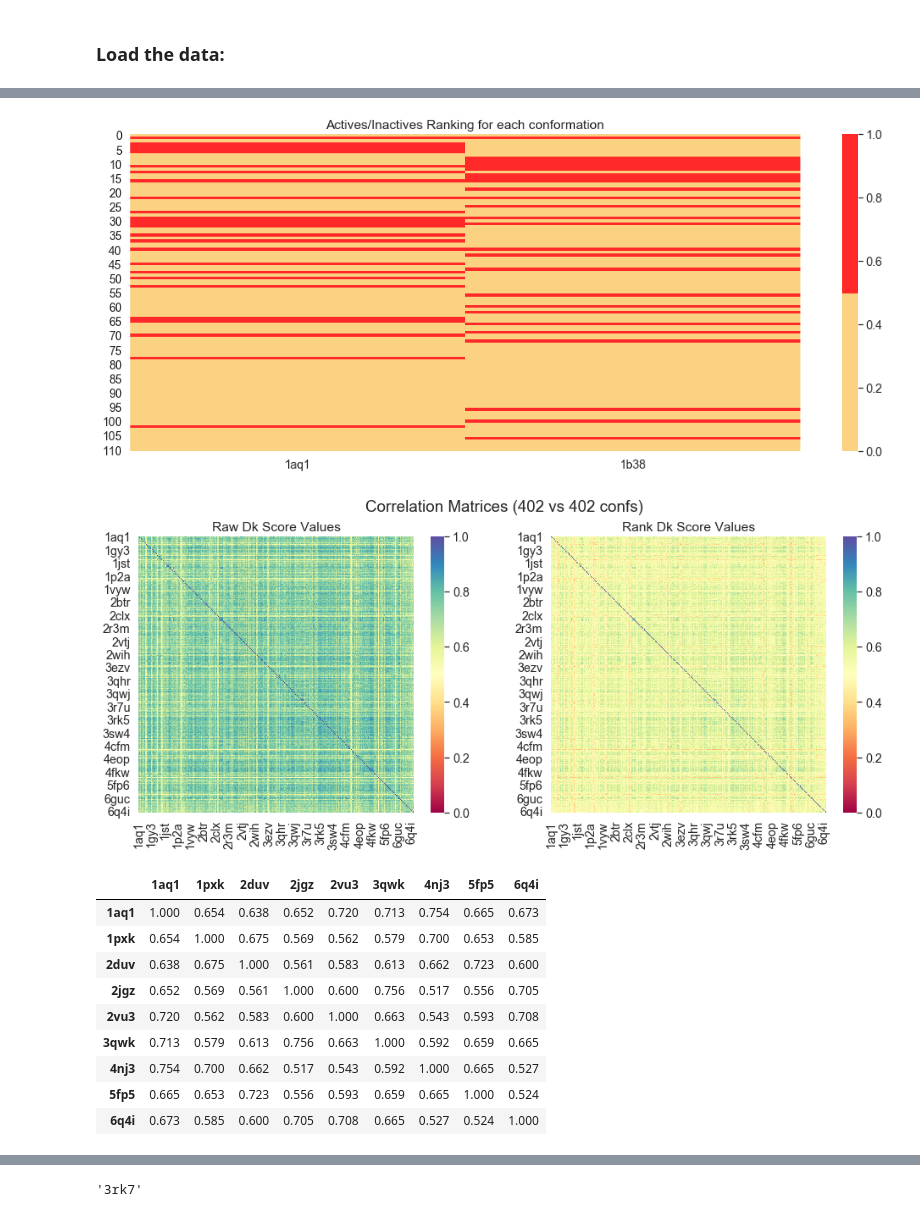
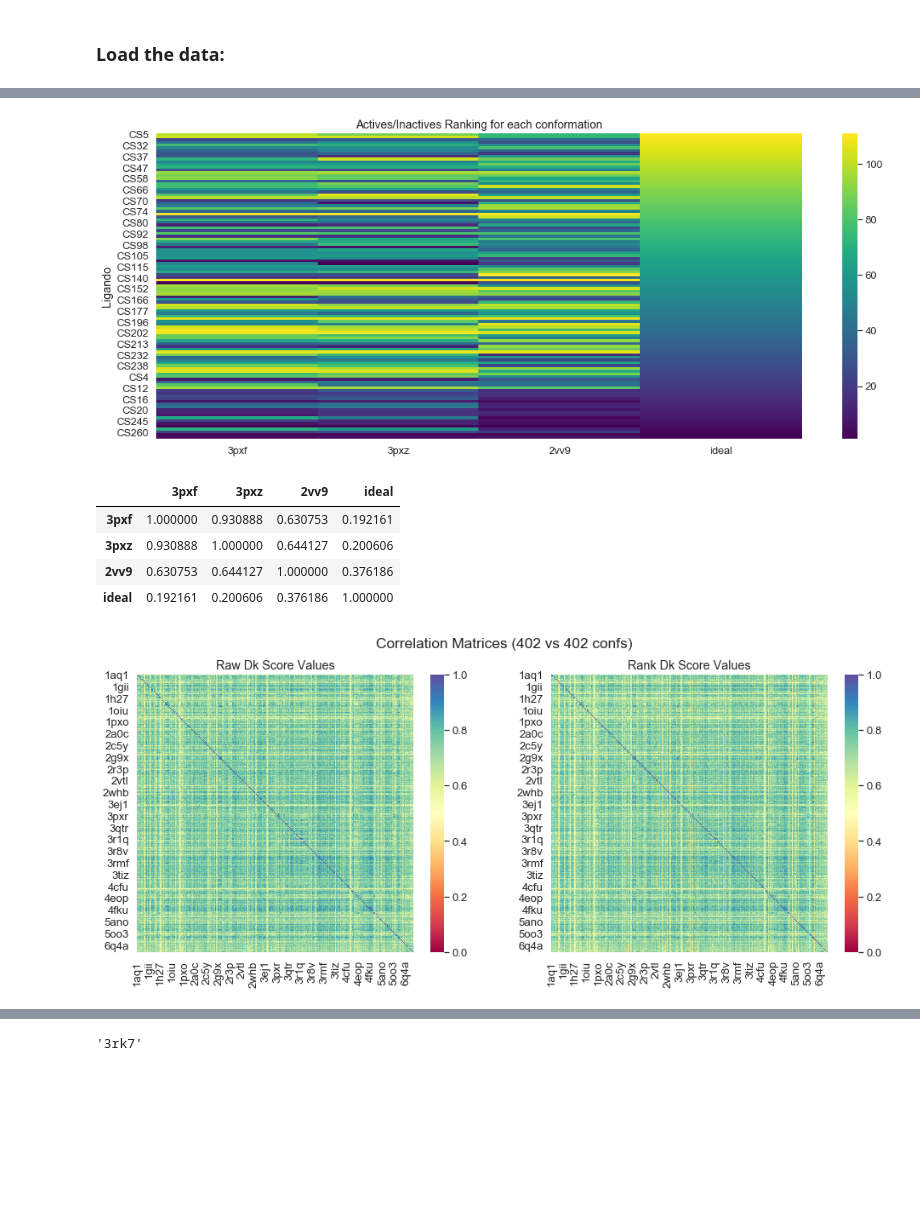
Before and after one commit to jRicciL/CDK2_notebooks, a Jupyter notebook: 6_Machine_Learning_Models/5_Conformational_Selection.ipynb, the cells around one changed output, grey strips where cells are left out. Saved outputs shown, nothing was run; the diff lists cells and outputs as text; code cells hidden in the pictures; blank space fills up the shorter version.

```diff
--- a/6_Machine_Learning_Models/5_Conformational_Selection.ipynb
+++ b/6_Machine_Learning_Models/5_Conformational_Selection.ipynb
@@ -34,7 +48,8 @@ for column in df_test.iloc[:, :-1]:
 # %%
 # Plot the correlation matrix using Kendall's Tau and Spearman's Rank Correlations Coef.
+sns.set(font_scale=1)
 fig, ax1 = plt.subplots(figsize=(18, 7))
-sns.heatmap(df_ranked, vmin = 0, vmax = 1, cmap = ['#FBD182','#FF2929'], ax= ax1)\
-                                        .set_title('Actives/Inactives Ranking for each conformation')
+sns.heatmap(df_active_pos, vmin = 0, vmax = 1, cmap = ['#FFE4B1','#FF2929'], ax= ax1)\
+                        .set_title('Actives/Inactives Ranking for each conformation')
 plt.show()
 # %% [output]
@@ -42,5 +57,6 @@ plt.show()
 # %%
-sns.clustermap(df_ranked, cmap =['#FBD182','#FF2929'],
+sns.set(font_scale=1)
+sns.clustermap(df_ranked, cmap =['#FFE4B1','#FF2929'],
                col_cluster = True, row_cluster = False,
-               metric = 'correlation');
+               metric = 'correlation', method = 'single');
 # %% [output]
@@ -66,6 +82,6 @@ df_rankings = df_test.iloc[:,:-1].rank(axis = 0)
 # %%
-sns.set(font_scale=0.6)
-fig, ax1 = plt.subplots(figsize=(16, 16))
+sns.set(font_scale=0.7)
+fig, ax1 = plt.subplots(figsize=(14, 18))
 sns.heatmap(df_rankings,
             cmap = 'viridis', ax= ax1)\
             .set_title('Actives/Inactives Ranking for each conformation')
@@ -97,5 +91,6 @@ df_rankings.head(27)
 # %%
+sns.set(font_scale=1)
 sns.clustermap(df_rankings, cmap = 'viridis',
                col_cluster = True, row_cluster = False,
-               metric = 'correlation');
+               metric = 'correlation', method = 'single');
 # %% [output]
@@ -110,11 +110,23 @@ scipy.spatial.distance.jaccard(df_test['1aq1'], df_test['1aq1'])
 # %%
 # Plot the correlation matrix using Kendall's Tau and Spearman's Rank Correlations Coef.
+sns.set(font_scale=1.2)
 fig, ax1 = plt.subplots(figsize=(18, 7))
-sns.heatmap(df_ranked[['1aq1', '1b38']], vmin = 0, vmax = 1, cmap = ['#FBD182','#FF2929'], ax= ax1)\
-                                        .set_title('Actives/Inactives Ranking for each conformation')
+
+df_example = df_rankings[['3pxf', '3pxz', '2vv9']].copy()
+df_example['ideal'] = np.arange(111, 0, -1)
+
+sns.heatmap(df_example, cmap = 'viridis', ax= ax1)\
+            .set_title('Actives/Inactives Ranking for each conformation')
 plt.show()
+
+df_example.corr()
 # %% [output]
-[figure, old version]
+[figure, new version]
+|  | 3pxf | 3pxz | 2vv9 | ideal |
+| 3pxf | 1.000000 | 0.930888 | 0.630753 | 0.192161 |
+| 3pxz | 0.930888 | 1.000000 | 0.644127 | 0.200606 |
+| 2vv9 | 0.630753 | 0.644127 | 1.000000 | 0.376186 |
+| ideal | 0.192161 | 0.200606 | 0.376186 | 1.000000 |
 # %%
 # Get the correlation matrix
 # Pearson
@@ -126,14 +136,14 @@ corr_kendall = df_test.corr(method = 'kendall')
 # %%
 # Plot the correlation matrix using Kendall's Tau and Spearman's Rank Correlations Coef.
 fig, (ax1, ax2) = plt.subplots(1, 2, figsize=(16, 6))
-sns.heatmap(corr_spear, vmin = 0, vmax = 1, cmap = 'Spectral', ax= ax1)\
+sns.heatmap(corr_pear, vmin = 0, vmax = 1, cmap = 'Spectral', ax= ax1)\
                                         .set_title('Raw Dk Score Values')
-sns.heatmap(corr_kendall, vmin = 0, vmax = 1, cmap = 'Spectral', ax= ax2)\
+sns.heatmap(corr_spear, vmin = 0, vmax = 1, cmap = 'Spectral', ax= ax2)\
                                         .set_title('Rank Dk Score Values')
 fig.suptitle('Correlation Matrices (402 vs 402 confs)')
 plt.show()
 # %% [output]
-[figure, old version]
+[figure, new version]
 # %%
 # We are going to keep the spearman correaltion matrix usin the ranked values
 # %%
@@ -181,16 +191,3 @@ def features_to_drop(dataset, min_thr, max_thr, step):
     drop_features(dataset, max_thr, min_thr, step, list_of_droped_features)
 
     return(list_of_droped_features)
-# %%
-df_test[['1aq1', '1pxk', '2duv', '2jgz', '2vu3', '3qwk', '4nj3', '5fp5', '6q4i']].corr().round(3)
-# %% [output]
-|  | 1aq1 | 1pxk | 2duv | 2jgz | 2vu3 | 3qwk | 4nj3 | 5fp5 | 6q4i |
-| 1aq1 | 1.000 | 0.654 | 0.638 | 0.652 | 0.720 | 0.713 | 0.754 | 0.665 | 0.673 |
-| 1pxk | 0.654 | 1.000 | 0.675 | 0.569 | 0.562 | 0.579 | 0.700 | 0.653 | 0.585 |
-| 2duv | 0.638 | 0.675 | 1.000 | 0.561 | 0.583 | 0.613 | 0.662 | 0.723 | 0.600 |
-| 2jgz | 0.652 | 0.569 | 0.561 | 1.000 | 0.600 | 0.756 | 0.517 | 0.556 | 0.705 |
-| 2vu3 | 0.720 | 0.562 | 0.583 | 0.600 | 1.000 | 0.663 | 0.543 | 0.593 | 0.708 |
-| 3qwk | 0.713 | 0.579 | 0.613 | 0.756 | 0.663 | 1.000 | 0.592 | 0.659 | 0.665 |
-| 4nj3 | 0.754 | 0.700 | 0.662 | 0.517 | 0.543 | 0.592 | 1.000 | 0.665 | 0.527 |
-| 5fp5 | 0.665 | 0.653 | 0.723 | 0.556 | 0.593 | 0.659 | 0.665 | 1.000 | 0.524 |
-| 6q4i | 0.673 | 0.585 | 0.600 | 0.705 | 0.708 | 0.665 | 0.527 | 0.524 | 1.000 |
```
Also changed, not shown: parts of 17 cells of this notebook.
